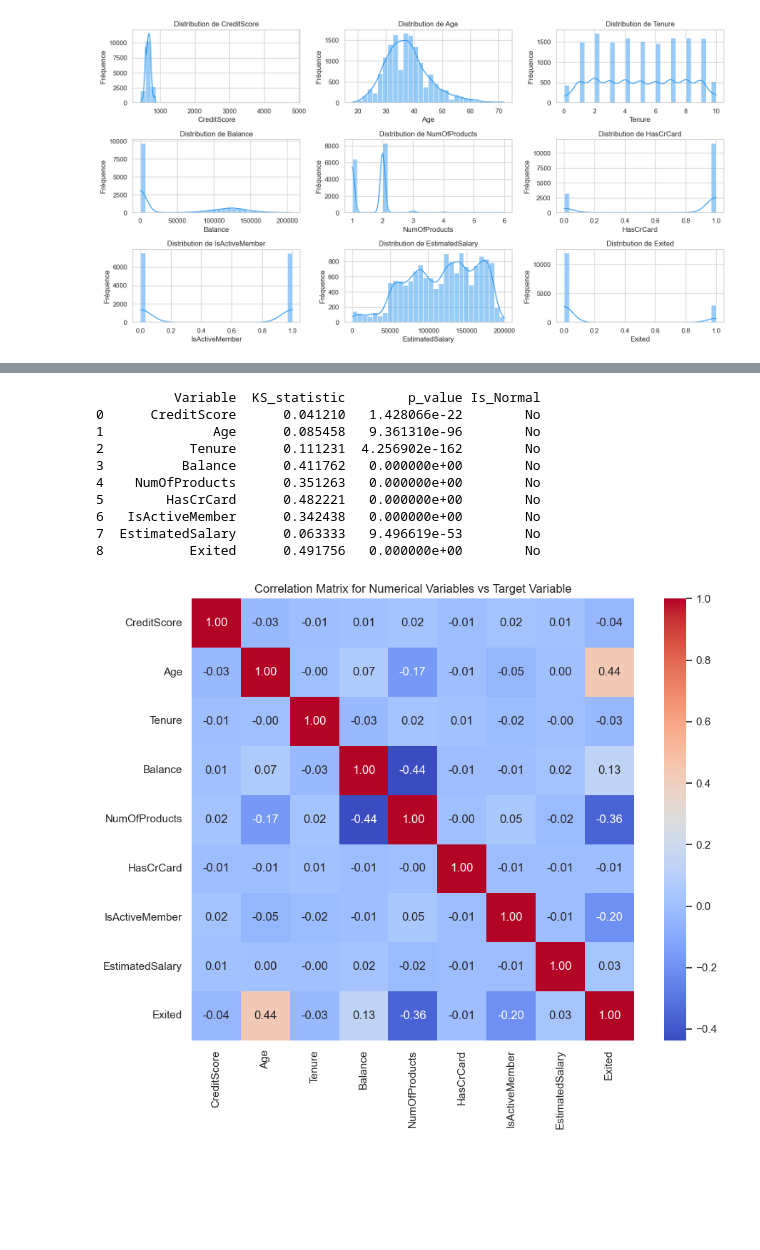
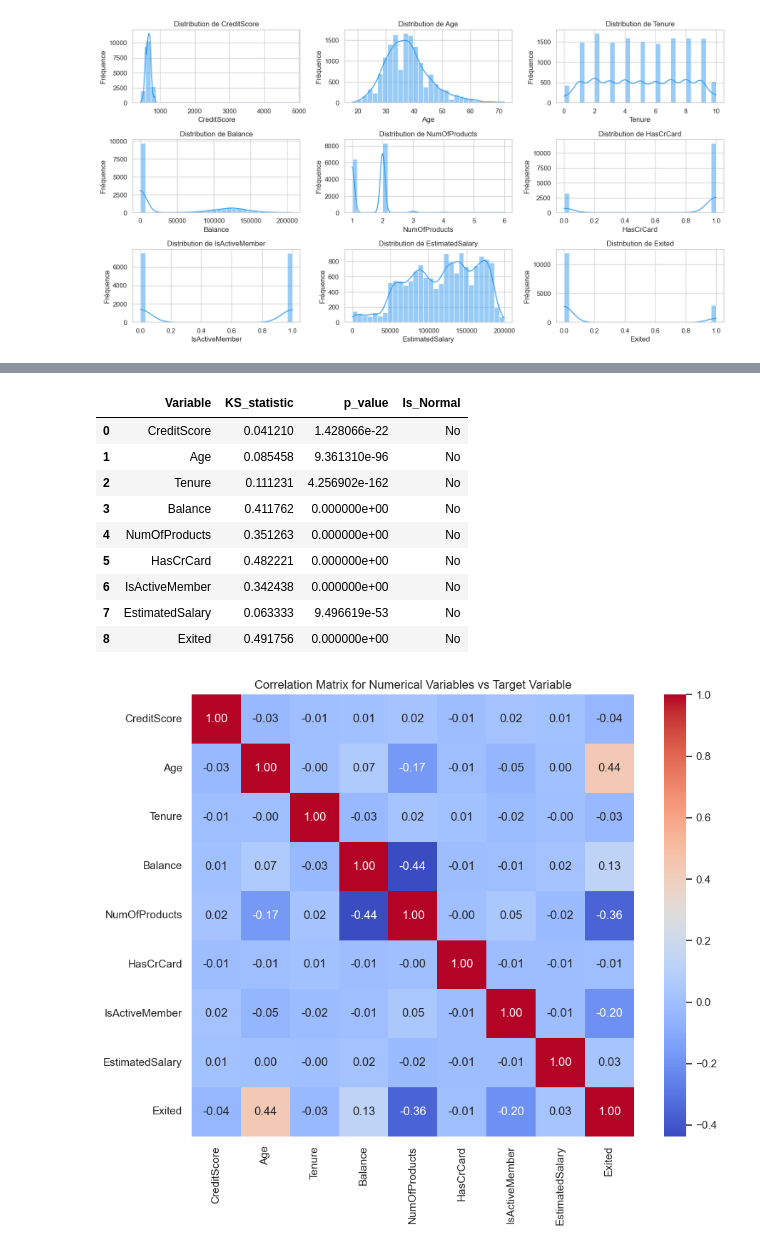
Before and after one commit to Bilelly/Bank-customer-churn-prediction, a Jupyter notebook: notebooks/01_data_exploration.ipynb, the cells around one changed output, grey strips where cells are left out. Cells and saved outputs as stored; diff of their text form; code cells hidden in the pictures; blank space fills up the shorter version.

```diff
--- a/notebooks/01_data_exploration.ipynb
+++ b/notebooks/01_data_exploration.ipynb
@@ -242,35 +270,35 @@ plt.show()
 # %%
 
 results = []
 
 for col in var_num.columns:
     data = df_train[col].dropna()
 
     # Normalization
     data_norm = (data - data.mean()) / data.std()
 
     # KS test vs normal distribution
     ks_stat, p_value = kstest(data_norm, 'norm')
 
     # Conclusion on normality
     is_normal = "Yes" if p_value >= 0.05 else "No"
 
     results.append([col, ks_stat, p_value, is_normal])
 
 # Final results DataFrame
 ks_df = pd.DataFrame(results, columns=["Variable", "KS_statistic", "p_value", "Is_Normal"])
-print(ks_df)
+pd.DataFrame(ks_df)
 # %% [output]
-          Variable  KS_statistic        p_value Is_Normal
-0      CreditScore      0.041210   1.428066e-22        No
-1              Age      0.085458   9.361310e-96        No
-2           Tenure      0.111231  4.256902e-162        No
-3          Balance      0.411762   0.000000e+00        No
-4    NumOfProducts      0.351263   0.000000e+00        No
-5        HasCrCard      0.482221   0.000000e+00        No
-6   IsActiveMember      0.342438   0.000000e+00        No
-7  EstimatedSalary      0.063333   9.496619e-53        No
-8           Exited      0.491756   0.000000e+00        No
+|  | Variable | KS_statistic | p_value | Is_Normal |
+| 0 | CreditScore | 0.041210 | 1.428066e-22 | No |
+| 1 | Age | 0.085458 | 9.361310e-96 | No |
+| 2 | Tenure | 0.111231 | 4.256902e-162 | No |
+| 3 | Balance | 0.411762 | 0.000000e+00 | No |
+| 4 | NumOfProducts | 0.351263 | 0.000000e+00 | No |
+| 5 | HasCrCard | 0.482221 | 0.000000e+00 | No |
+| 6 | IsActiveMember | 0.342438 | 0.000000e+00 | No |
+| 7 | EstimatedSalary | 0.063333 | 9.496619e-53 | No |
+| 8 | Exited | 0.491756 | 0.000000e+00 | No |
 # %%
 # Correlation matrix for numerical variables vs target variable
 plt.figure(figsize=(10, 8))
```
Also changed, not shown: parts of 17 cells of this notebook, 3 other files.
